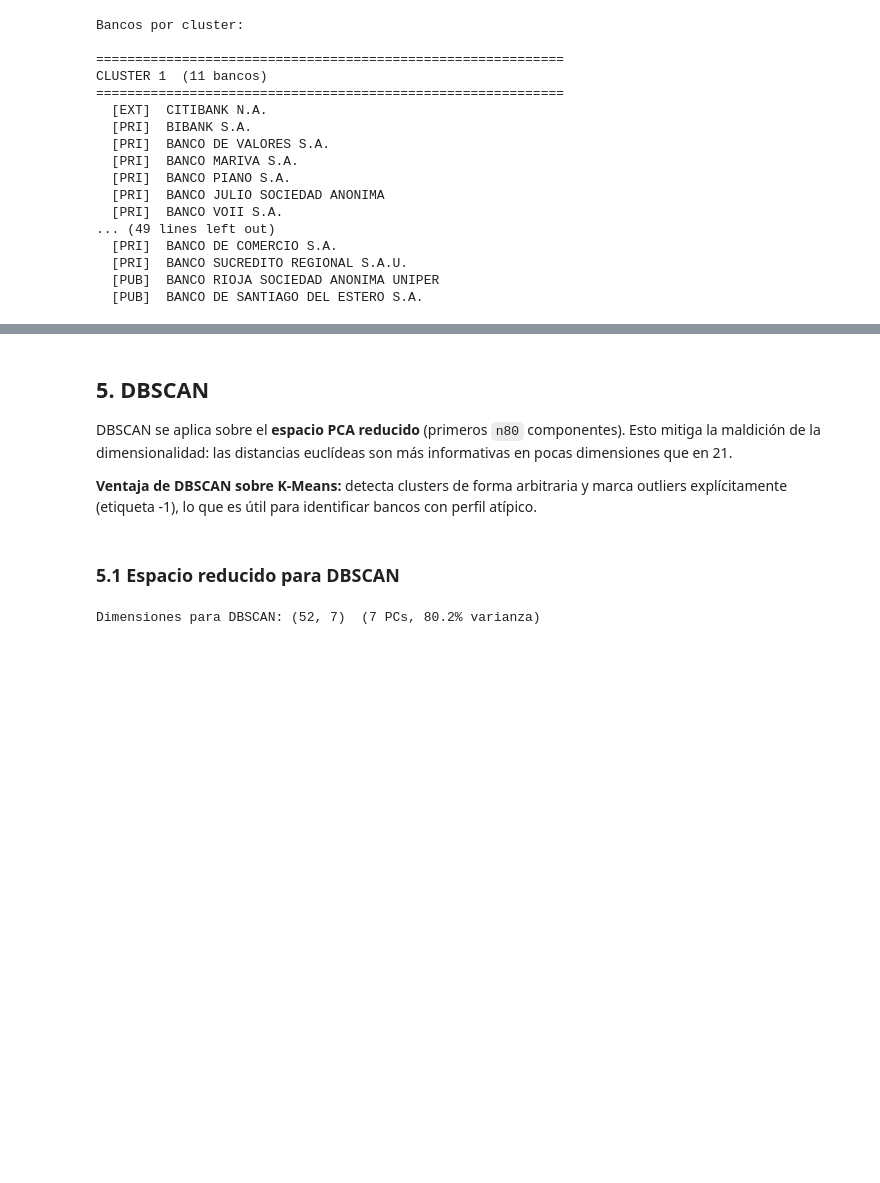
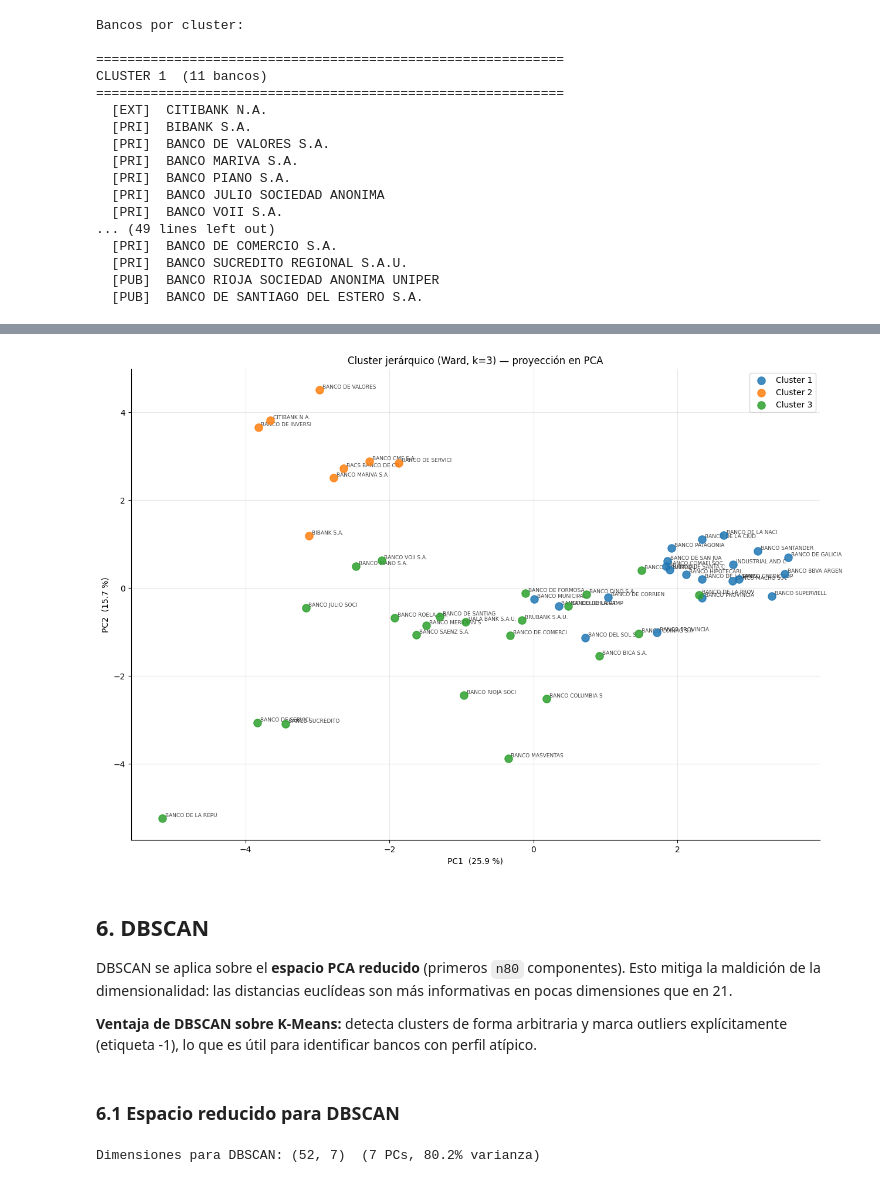
Before and after one commit to missvico/tesis-perfiles-bancarios, a Jupyter notebook: notebooks/03_clustering.ipynb, the cells around one changed output, grey strips where cells are left out. Drawn from its saved outputs; the diff is of its cells as text; code cells hidden in the pictures; blank space fills up the shorter version.

```diff
--- a/notebooks/03_clustering.ipynb
+++ b/notebooks/03_clustering.ipynb
@@ -561,0 +845,14 @@ CLUSTER 1  (11 bancos)
+# %%
+# Cortes del dendrograma
+df_imp["cluster_jer_k3"] = fcluster(Z, t=3, criterion="maxclust") - 1
+df_imp["cluster_jer_k4"] = fcluster(Z, t=4, criterion="maxclust") - 1
+
+print(f"Silhouette jerárquico k=3 : {silhouette_score(X, df_imp['cluster_jer_k3']):.3f}")
+print(f"Silhouette jerárquico k=4 : {silhouette_score(X, df_imp['cluster_jer_k4']):.3f}")
+print()
+
+print("Distribución k=3:")
+print(df_imp["cluster_jer_k3"].value_counts().sort_index().to_string())
+print()
+print("Distribución k=4:")
+print(df_imp["cluster_jer_k4"].value_counts().sort_index().to_string())
@@ -562,5 +953,28 @@ CLUSTER 1  (11 bancos)
+# %%
+# Visualización en espacio PCA — jerárquico k=3
+fig, ax = plt.subplots(figsize=(13, 9))
+for cluster_id in sorted(df_imp["cluster_jer_k3"].unique()):
+    mask = df_imp["cluster_jer_k3"] == cluster_id
+    ax.scatter(X_pca[mask, 0], X_pca[mask, 1],
+               c=[COLORES_KM[cluster_id]], label=f"Cluster {cluster_id + 1}",
+               s=90, alpha=0.85, zorder=5)
+
+for idx, row in df_imp.iterrows():
+    ax.annotate(row["nombre_banco"][:16],
+                (X_pca[idx, 0] + 0.04, X_pca[idx, 1] + 0.04),
+                fontsize=6.5, alpha=0.75, zorder=4)
+
+ax.set_xlabel(f"PC1  ({var_exp[0]*100:.1f} %)")
+ax.set_ylabel(f"PC2  ({var_exp[1]*100:.1f} %)")
+ax.set_title("Cluster jerárquico (Ward, k=3) — proyección en PCA")
+ax.legend(loc="best")
+ax.grid(alpha=0.3)
+plt.tight_layout()
+plt.show()
+# %% [output]
+[figure, added]
 # %% [markdown]
-## 5. DBSCAN
+## 6. DBSCAN
 
 DBSCAN se aplica sobre el **espacio PCA reducido** (primeros `n80` componentes).
 Esto mitiga la maldición de la dimensionalidad: las distancias euclídeas son más
@@ -570,7 +984,7 @@ informativas en pocas dimensiones que en 21.
 outliers explícitamente (etiqueta -1), lo que es útil para identificar bancos con
 perfil atípico.
 # %% [markdown]
-### 5.1 Espacio reducido para DBSCAN
+### 6.1 Espacio reducido para DBSCAN
 # %%
 # Usar los componentes que explican ≥ 80 % de varianza
 N_COMP_DBSCAN = n80
```
Also changed, not shown: parts of 34 cells of this notebook, 2 other files.
